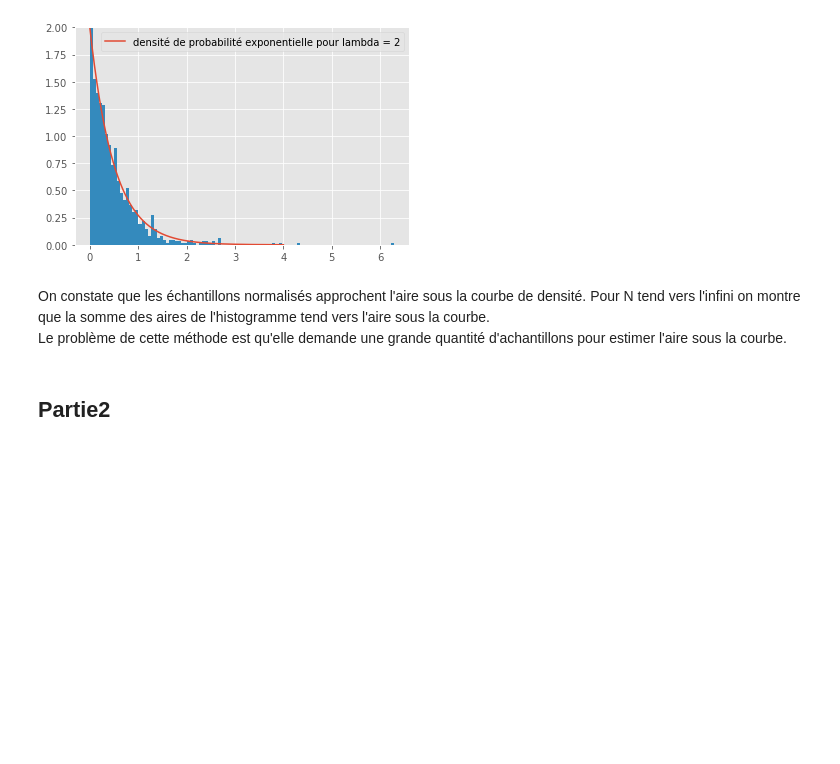
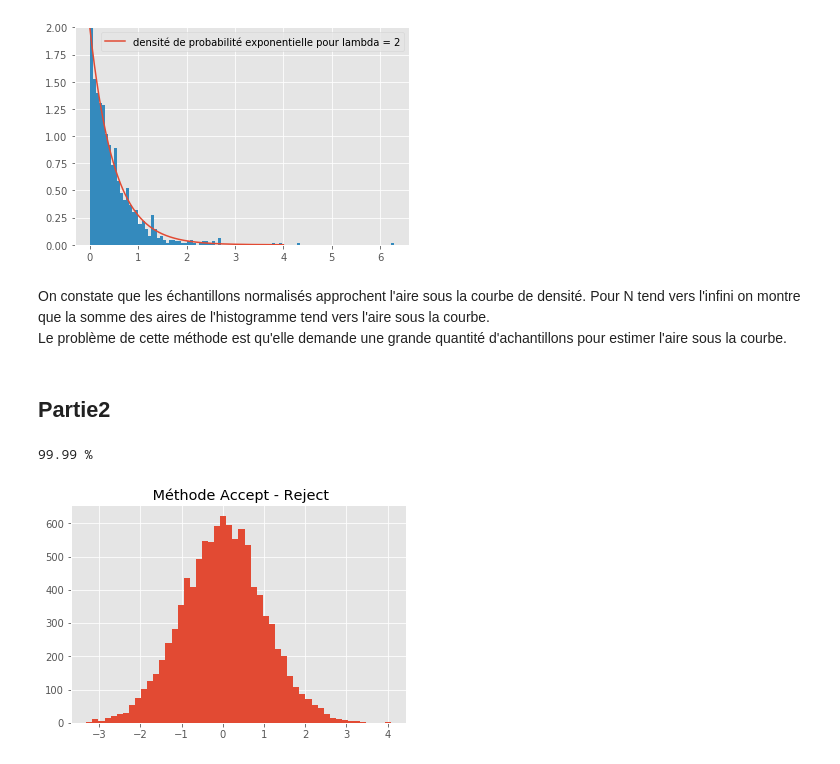
Before and after one commit to VictorNiaussat/EstimationAdvanced, a Jupyter notebook: TP MonteCarlo MCMC/Niaussat_Cilleros.ipynb, the cells around one changed output. Drawn from its saved outputs; the diff is of its cells as text; code cells hidden in the pictures; blank space fills up the shorter version.

```diff
--- a/TP MonteCarlo MCMC/Niaussat_Cilleros.ipynb
+++ b/TP MonteCarlo MCMC/Niaussat_Cilleros.ipynb
@@ -46,5 +48,29 @@ plt.legend()
 On constate que les échantillons normalisés approchent l'aire sous la courbe de densité.
 Pour N tend vers l'infini on montre que la somme des aires de l'histogramme tend vers l'aire sous la courbe.\
 Le problème de cette méthode est qu'elle demande une grande quantité d'achantillons pour estimer l'aire sous la courbe.
-# %% [markdown]
-## Partie2
+# %% [markdown]
+## Partie2
+# %%
+N_sample = 10000
+M=5
+normal_d,cauchy_d = norm(),cauchy()
+X_gen=[]
+
+for j in range(N_sample):
+    print(round(j/N_sample*100,2),"%")
+    clear_output(wait=True)
+    u = nprd.uniform()
+    x = nprd.standard_cauchy()
+    while 1/M*normal_d.pdf(x)/cauchy_d.pdf(x) < u:
+        u=nprd.uniform()
+        x=nprd.standard_cauchy()
+    X_gen.append(x)
+# %% [output]
+99.99 %
+# %%
+plt.style.use("ggplot")
+plt.hist(X_gen,bins= N_sample//200)
+plt.title(" Méthode Accept - Reject")
+plt.show()
+# %% [output]
+[figure, added]
```
Also changed, not shown: parts of 10 cells of this notebook.
